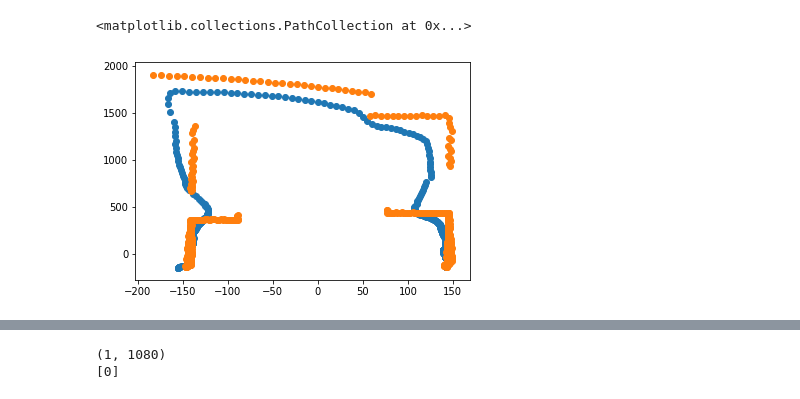
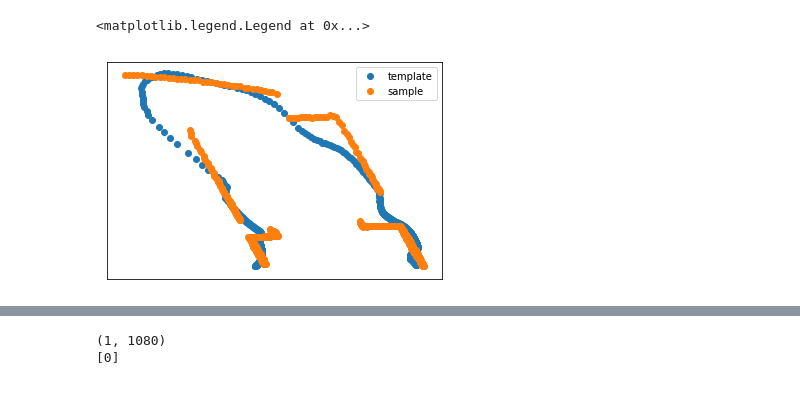
Before and after one commit to zygn/f1tenth_gym, a Jupyter notebook: scripts/Centroids.ipynb, the cells around one changed output, grey strips where cells are left out. Saved outputs shown, nothing was run; the diff lists cells and outputs as text; code cells hidden in the pictures.

```diff
--- a/scripts/Centroids.ipynb
+++ b/scripts/Centroids.ipynb
@@ -39,15 +39,17 @@ def lidar_polar_to_cart(ranges, angle_min, angle_increment):
 folderpath = '../data/sim_train/'
 pkl_list = os.listdir(folderpath)
 pkl_list.sort()
-pkl_list = pkl_list[:]
+pkl_list = pkl_list[4000:5000]
 # %%
 X = np.zeros((len(pkl_list), 1080))
 steers = []
+imgs = []
 for i, pkl_name in enumerate(pkl_list):
     with open(os.path.join(folderpath, pkl_name), 'rb') as f:
         pkl_dict = pickle.load(f)
         obs = pkl_dict.get("obs")
         act = pkl_dict.get("action")
+        imgs.append(obs.get("img"))
         scans = obs["scans"]
         X[i, :] = np.array(scans)
         steers.append(act["angle"])
@@ -70,13 +86,22 @@ for i in range(len(centers)):
+# %%
+import scipy.stats
+i = 3
+j = 10
+matches = np.array(out)
+good_idxs = np.nonzero(matches == i)
+idx = good_idxs[0][j]
 # %%
-idx = 0
-out = km.predict(X)
 center0 = centers[out[idx], :]
 xranges, yranges = lidar_polar_to_cart(center0, angle_min, angle_inc)
-plt.scatter(xranges, yranges)
+plt.scatter(xranges, yranges, label='template')
 
 ranges = X[idx, :]
 xranges, yranges = lidar_polar_to_cart(ranges, angle_min, angle_inc)
-plt.scatter(xranges, yranges)
+plt.scatter(xranges, yranges, label='sample')
+plt.tick_params(axis='both', which='both',
+                bottom='off', top='off',
+                labelbottom='off', right='off', left='off', labelleft='off')
+plt.legend()
 # %% [output]
-<matplotlib.collections.PathCollection at 0x...>
+<matplotlib.legend.Legend at 0x...>
-[figure, old version]
+[figure, new version]
```
Also changed, not shown: parts of 7 cells of this notebook, 13 other files.
